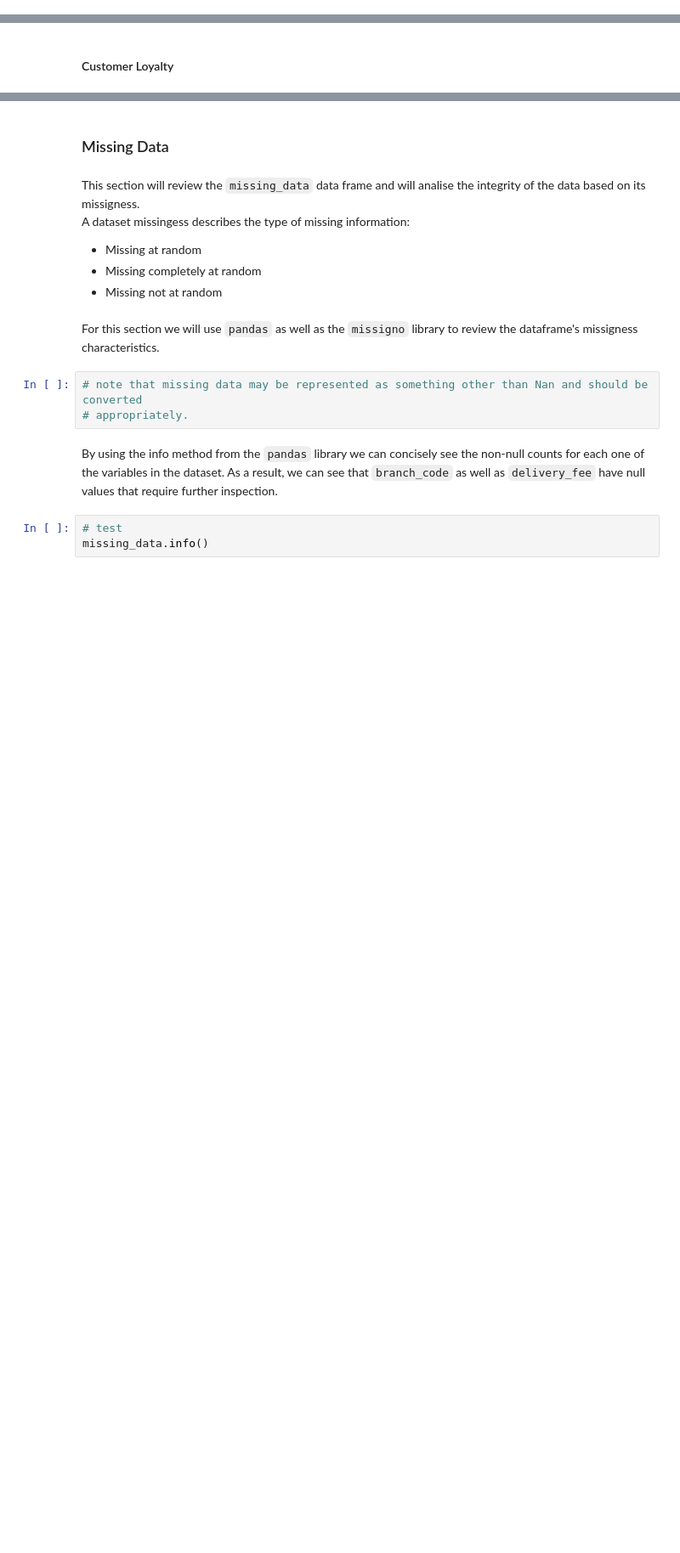
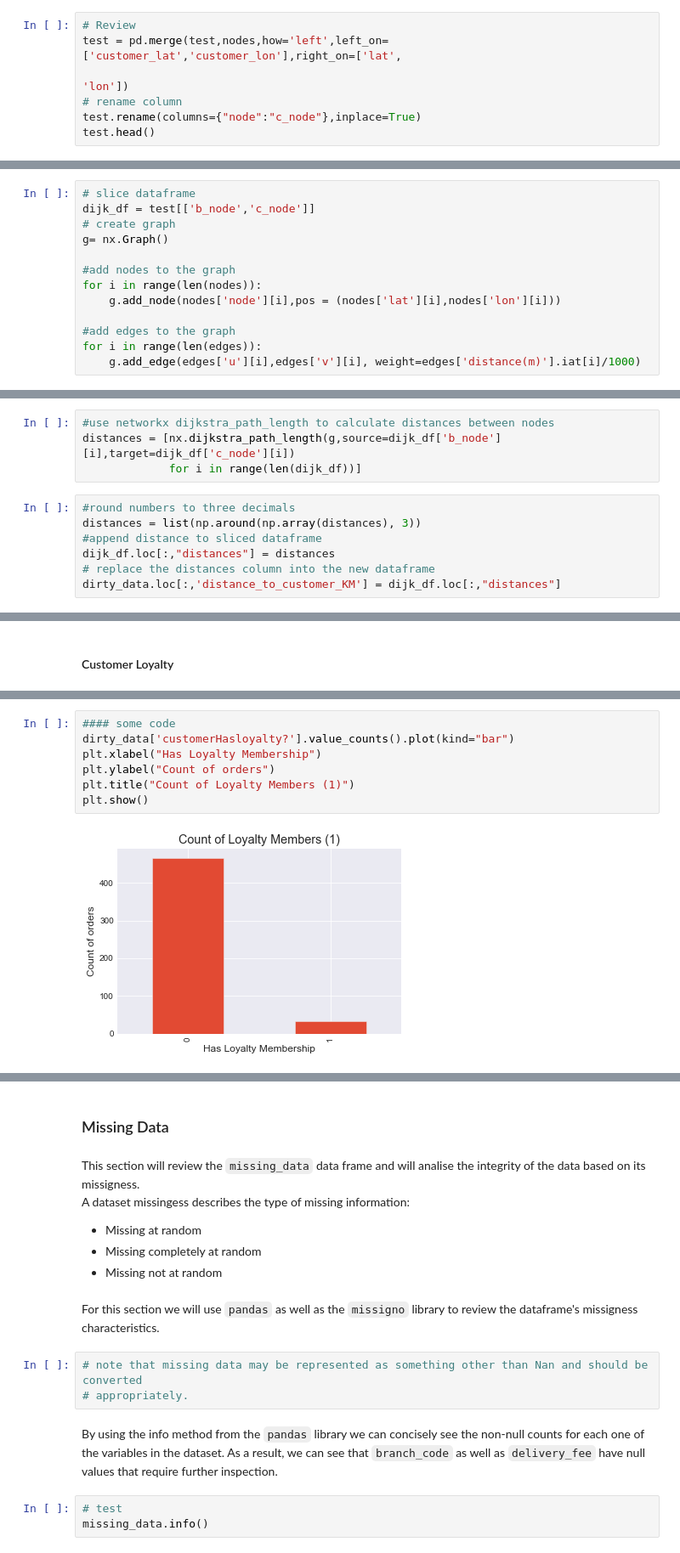
Before and after one commit to pampagrimaldi/FIT5196-A2, a Jupyter notebook: A2_32980523.ipynb, the cells around one changed output, grey strips where cells are left out. Shown: that part at 85% size. Cells and saved outputs as stored; diff of their text form; blank space fills up the shorter version.

```diff
--- a/A2_32980523.ipynb
+++ b/A2_32980523.ipynb
@@ -835,0 +925,7 @@ branches
+# %%
+# Review
+test = pd.merge(test,nodes,how='left',left_on=['customer_lat','customer_lon'],right_on=['lat',
+                                                                                        'lon'])
+# rename column
+test.rename(columns={"node":"c_node"},inplace=True)
+test.head()
@@ -835,0 +942,13 @@ branches
+# %%
+# slice dataframe
+dijk_df = test[['b_node','c_node']]
+# create graph
+g= nx.Graph()
+
+#add nodes to the graph
+for i in range(len(nodes)):
+    g.add_node(nodes['node'][i],pos = (nodes['lat'][i],nodes['lon'][i]))
+
+#add edges to the graph
+for i in range(len(edges)):
+	g.add_edge(edges['u'][i],edges['v'][i], weight=edges['distance(m)'].iat[i]/1000)
@@ -835,0 +964,11 @@ branches
+# %%
+#use networkx dijkstra_path_length to calculate distances between nodes
+distances = [nx.dijkstra_path_length(g,source=dijk_df['b_node'][i],target=dijk_df['c_node'][i])
+             for i in range(len(dijk_df))]
+# %%
+#round numbers to three decimals
+distances = list(np.around(np.array(distances), 3))
+#append distance to sliced dataframe
+dijk_df.loc[:,"distances"] = distances
+# replace the distances column into the new dataframe
+dirty_data.loc[:,'distance_to_customer_KM'] = dijk_df.loc[:,"distances"]
@@ -839,0 +988,9 @@ branches
+# %%
+#### some code
+dirty_data['customerHasloyalty?'].value_counts().plot(kind="bar")
+plt.xlabel("Has Loyalty Membership")
+plt.ylabel("Count of orders")
+plt.title("Count of Loyalty Members (1)")
+plt.show()
+# %% [output]
+[figure, added]
```
Also changed, not shown: parts of 50 cells of this notebook.
